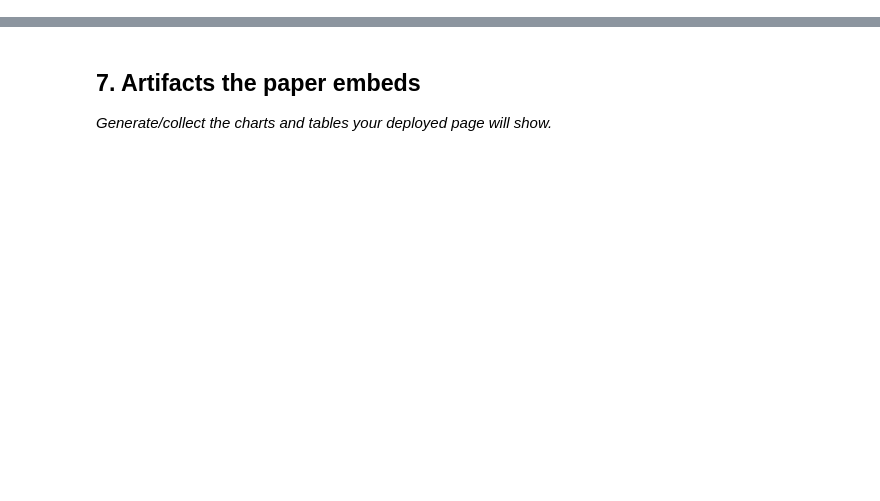
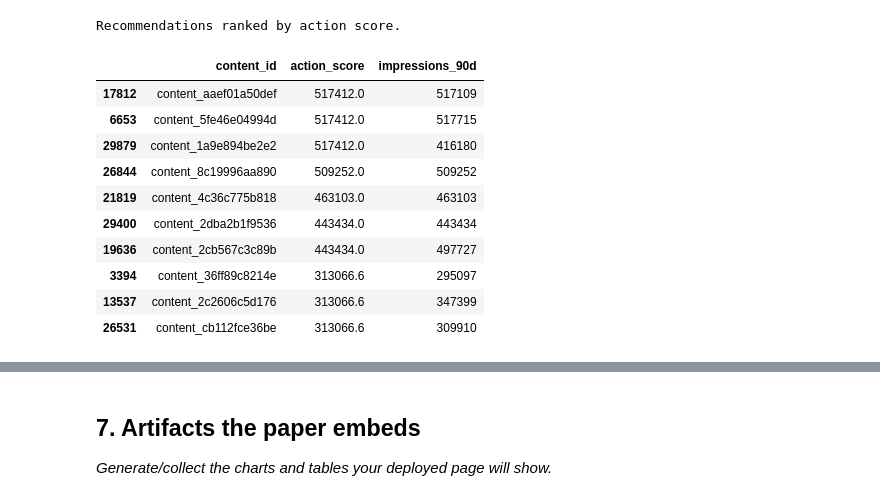
Before and after one commit to Kaushgowda/flyrank-ml-internship, a Jupyter notebook: work/notebooks/capstone.ipynb, the cells around one changed output, grey strips where cells are left out. Drawn from its saved outputs; the diff is of its cells as text; code cells hidden in the pictures; blank space fills up the shorter version.

```diff
--- a/work/notebooks/capstone.ipynb
+++ b/work/notebooks/capstone.ipynb
@@ -44,0 +238,31 @@ Top pages + recommended actions
+# %%
+from sklearn.model_selection import train_test_split
+
+# Define the target label
+target_label = "impressions_90d"
+
+# Define the candidate features again to ensure they are available
+candidate_features = [
+    "search_volume", "competition", "word_count", "char_count",
+    "impressions_90d", "clicks_90d", "content_age_days",
+    "days_since_last_update", "ctr", "avg_position",
+    "engagement_rate", "scroll_rate"
+]
+
+# Filter to only include columns that actually exist in df
+available_features = [col for col in candidate_features if col in df.columns]
+
+X = df[available_features].copy()
+y = df[target_label].copy()
+
+X_train, X_test, y_train, y_test = train_test_split(
+    X,
+    y,
+    test_size=0.20,
+    random_state=42
+)
+
+print("Training rows:", len(X_train))
+print("Test rows:", len(X_test))
+print(f"Target label used: {target_label}")
+print(f"Features used: {available_features}")
@@ -44,0 +401,26 @@ Top pages + recommended actions
+# %%
+recommendations = df.copy()
+
+# Calculate the action score using the trained model on all available features
+# We use the full dataset 'X' which was defined earlier
+X_full = df[available_features].fillna(0)
+recommendations["action_score"] = model.predict(X_full)
+
+# Sort by the highest opportunity
+recommendations = recommendations.sort_values(by="action_score", ascending=False)
+
+print("Recommendations ranked by action score.")
+display(recommendations[["content_id", "action_score", "impressions_90d"]].head(10))
+# %% [output]
+Recommendations ranked by action score.
+|  | content_id | action_score | impressions_90d |
+| 17812 | content_aaef01a50def | 517412.0 | 517109 |
+| 6653 | content_5fe46e04994d | 517412.0 | 517715 |
+| 29879 | content_1a9e894be2e2 | 517412.0 | 416180 |
+| 26844 | content_8c19996aa890 | 509252.0 | 509252 |
+| 21819 | content_4c36c775b818 | 463103.0 | 463103 |
+| 29400 | content_2dba2b1f9536 | 443434.0 | 443434 |
+| 19636 | content_2cb567c3c89b | 443434.0 | 497727 |
+| 3394 | content_36ff89c8214e | 313066.6 | 295097 |
+| 13537 | content_2c2606c5d176 | 313066.6 | 347399 |
+| 26531 | content_cb112fce36be | 313066.6 | 309910 |
```
Also changed, not shown: parts of 37 cells of this notebook.
